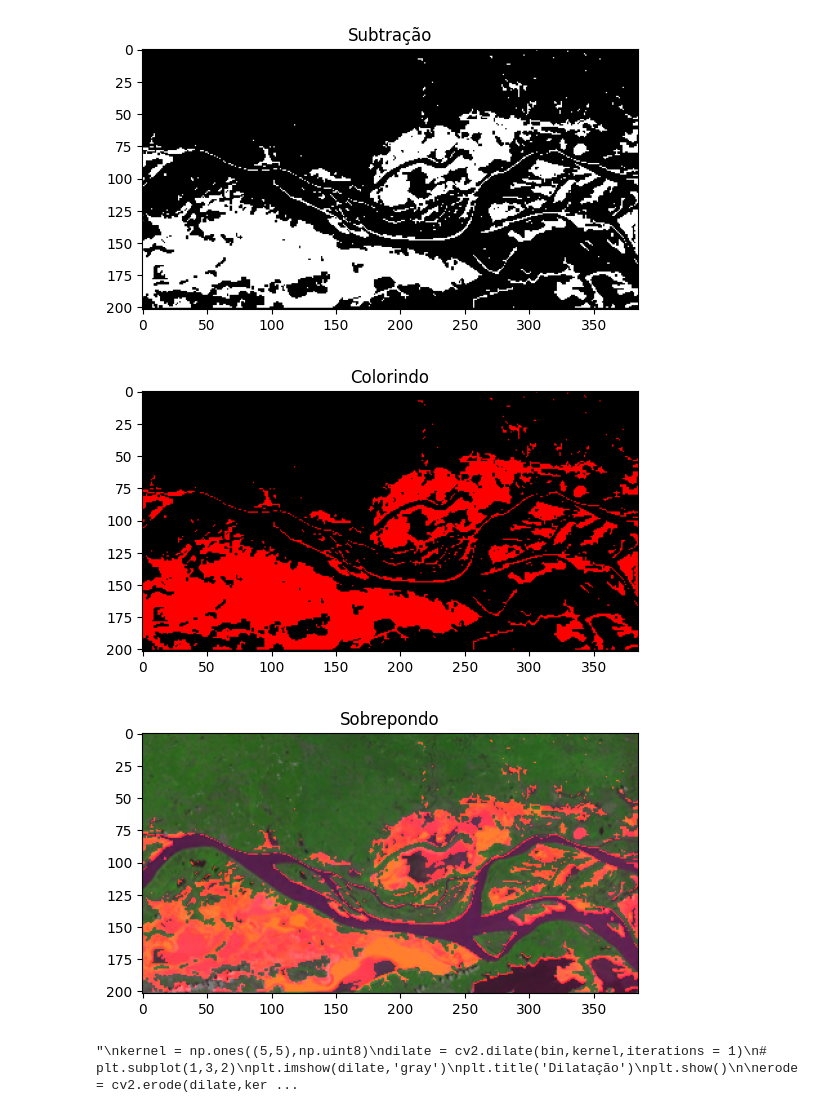
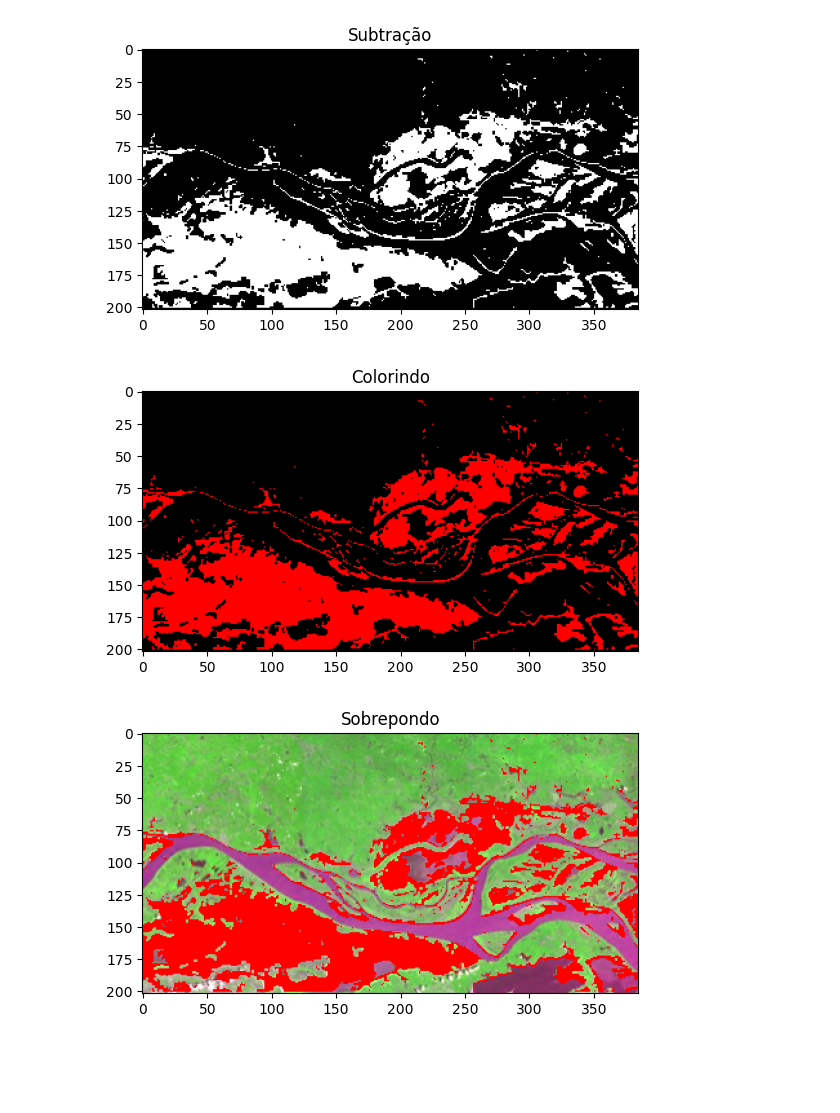
Before and after one commit to micaelol12/Grafos, a Jupyter notebook: trabalho.ipynb, the cells around one changed output. Saved outputs shown, nothing was run; the diff lists cells and outputs as text; code cells hidden in the pictures; blank space fills up the shorter version.

```diff
--- a/trabalho.ipynb
+++ b/trabalho.ipynb
@@ -3,8 +3,8 @@ from matplotlib import pyplot as plt
 import cv2
 import numpy as np
 
-img_chuvoso = cv2.imread('Trabalho 01 (rios)/chuvoso.png')
-img_estiagem = cv2.imread('Trabalho 01 (rios)/estiagem.png')
+img_chuvoso = cv2.imread('chuvoso.png')
+img_estiagem = cv2.imread('estiagem.png')
 
 altura1, largura1 = img_chuvoso.shape[:2]
 
@@ -105,53 +105,41 @@ subtractedImage = cv2.subtract(img_chuvoso,img_estiagem)
 plt.imshow(subtractedImage,'gray')
 plt.title('Subtração')
 plt.show()
 
 ## Colorindo
 
 altura, largura = subtractedImage.shape
 
 imagem_colorida = np.zeros((altura, largura, 3), dtype=np.uint8)
 
 for i in range(altura):
     for j in range(largura):
-        if subtractedImage[i, j]== 255:
+        if subtractedImage[i, j] == 255:
              imagem_colorida[i,j] = [255, 0, 0]
 
 
 plt.imshow(imagem_colorida)
 plt.title('Colorindo')
 plt.show()
 
+altura, largura = subtractedImage.shape
+
+
 ## Sobrepondo
-## achar outro jeito de sobrepor
-imagem_sobreposta = cv2.addWeighted(img_estiagem_original, 0.5, imagem_colorida, 1, 0)
+for i in range(altura):
+    for j in range(largura):
+        if  np.array_equal(imagem_colorida[i, j], [255, 0, 0]):
+             img_estiagem_original[i,j] = [255, 0, 0]
 
-plt.imshow(imagem_sobreposta)
+
+plt.imshow(img_estiagem_original)
 plt.title('Sobrepondo')
 plt.show()
-
-'''
-kernel = np.ones((5,5),np.uint8)
-dilate = cv2.dilate(bin,kernel,iterations = 1)
-# plt.subplot(1,3,2)
-plt.imshow(dilate,'gray')
-plt.title('Dilatação')
-plt.show()
-
-erode = cv2.erode(dilate,kernel,iterations = 1)
-# plt.subplot(1,3,3)
-plt.imshow(erode,'gray')
-plt.title('Erosão')
-
-plt.show()
-
-'''
 # %% [output]
 [figure]
 [figure]
 [figure]
 [figure]
 [figure]
 [figure]
-[figure, old version]
+[figure, new version]
-"\nkernel = np.ones((5,5),np.uint8)\ndilate = cv2.dilate(bin,kernel,iterations = 1)\n# plt.subplot(1,3,2)\nplt.imshow(dilate,'gray')\nplt.title('Dilatação')\nplt.show()\n\nerode = cv2.erode(dilate,ker ...
```
